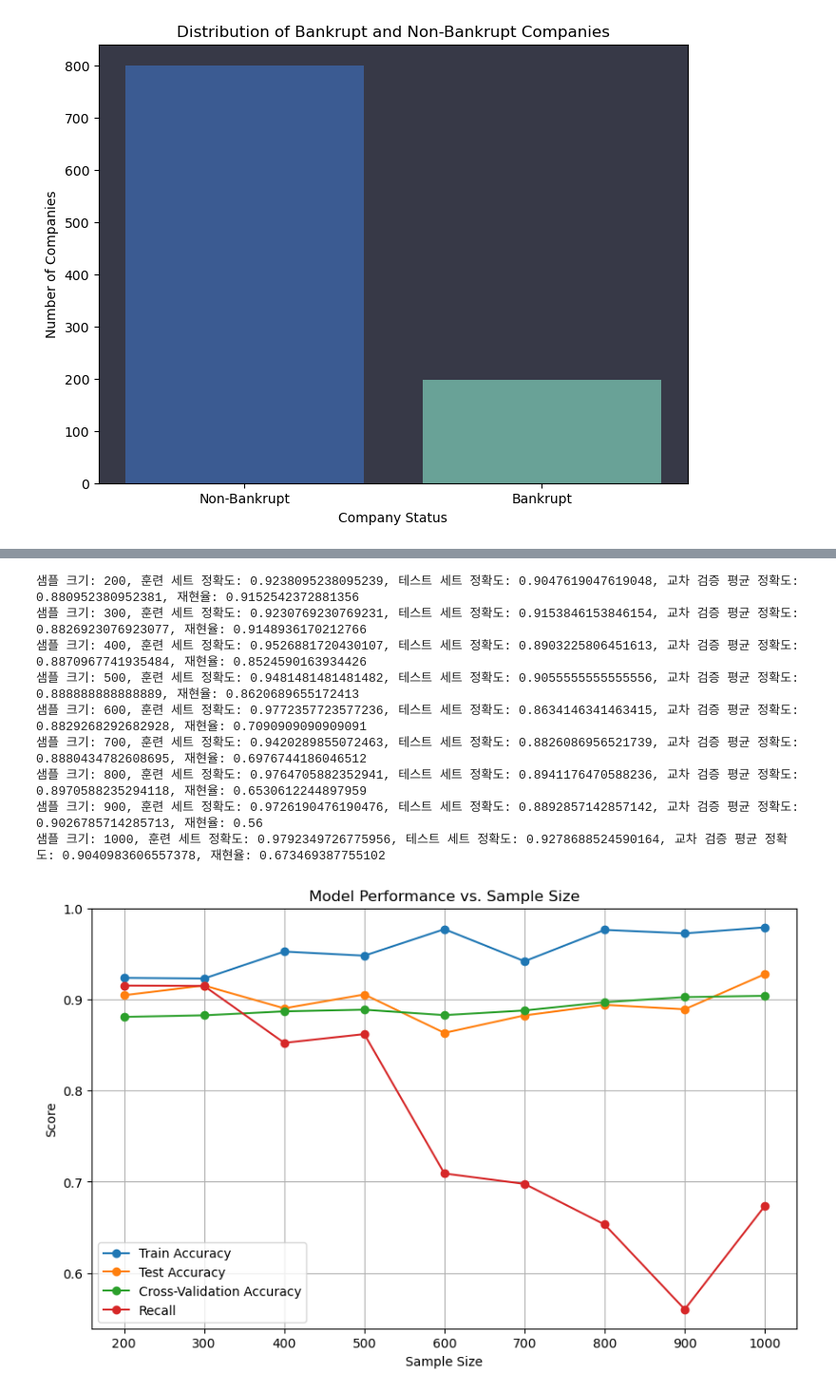
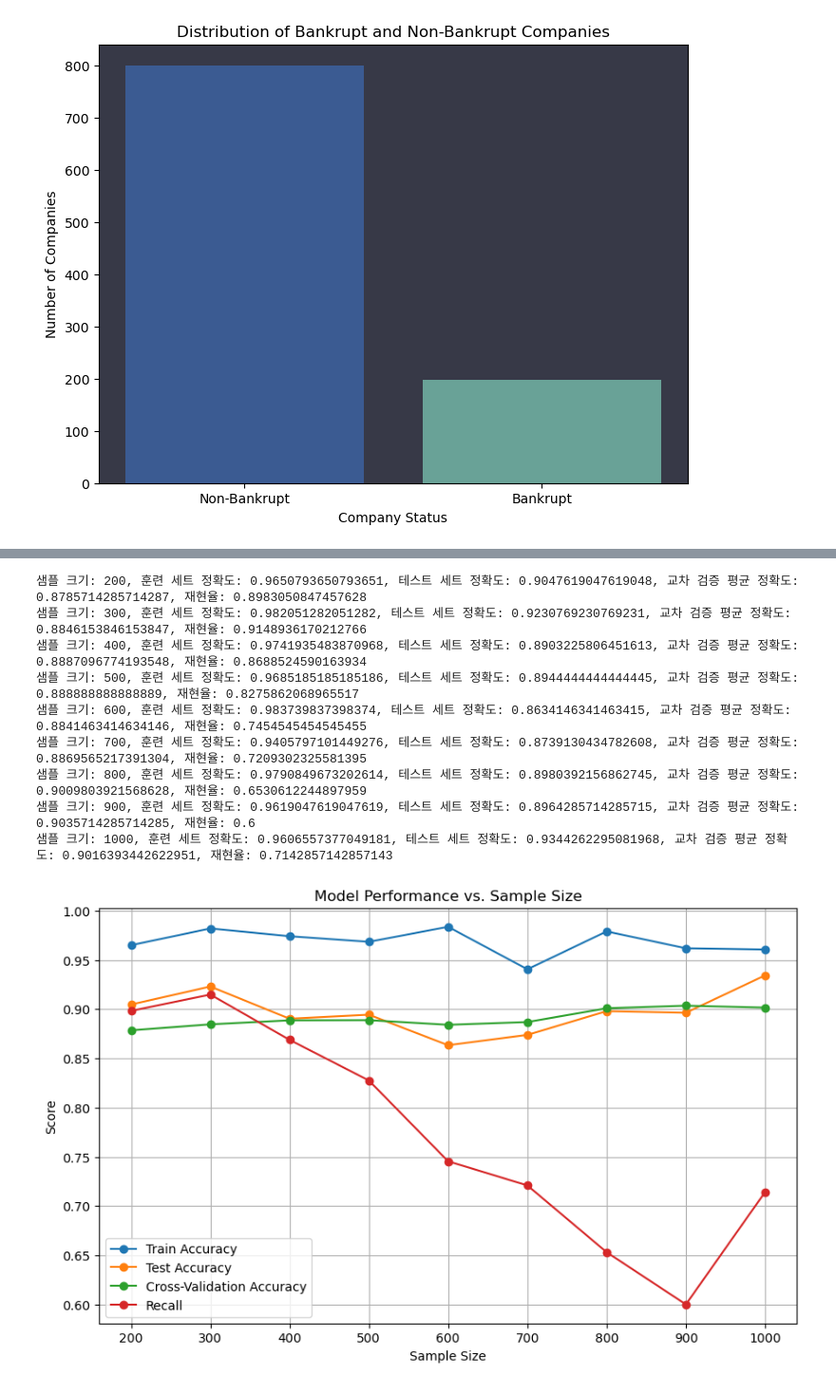
Before and after one commit to pjiseok/ML_project, a Jupyter notebook: 0708_pj02 (1).ipynb, the cells around one changed output, grey strips where cells are left out. Shown at 95% size. Cells and saved outputs as stored; diff of their text form; code cells hidden in the pictures.

```diff
--- a/0708_pj02 (1).ipynb
+++ b/0708_pj02 (1).ipynb
@@ -1143,7 +1139,7 @@ feature_importances = pd.DataFrame({'Feature': features, 'Importance': importanc
 feature_importances = feature_importances.sort_values(by='Importance', ascending=False)
 
 # 중요도가 낮은 특성 제거 (중요도 0.01 미만인 특성 제거)
-important_features = feature_importances[feature_importances['Importance'] > 0.01]['Feature']
+important_features = feature_importances[feature_importances['Importance'] > 0.007]['Feature']
 data_input_reduced = data_input[important_features]
 
 # 중요한 특성만 포함한 데이터프레임에 타겟 변수 'Bankrupt?' 컬럼 추가
@@ -1261,7 +1257,7 @@ from sklearn.model_selection import train_test_split, GridSearchCV, cross_val_sc
 from sklearn.ensemble import RandomForestClassifier
 from sklearn.metrics import accuracy_score, precision_score, recall_score, f1_score, confusion_matrix, ConfusionMatrixDisplay
 
-data = pd.read_csv('./data.csv')
+data = pd.read_csv('./data_reduced.csv')
 
 sample_sizes = range(200, 1001, 100)
 train_accuracy_results = []
@@ -1364,7 +1360,7 @@ from sklearn.metrics import accuracy_score, recall_score
 from scipy.stats import randint
 
 # 데이터 불러오기
-data = pd.read_csv('./data.csv')
+data = pd.read_csv('./data_reduced.csv')
 
 sample_sizes = range(200, 1001, 100)
 train_accuracy_results = []
@@ -1420,43 +1416,43 @@ for size in sample_sizes:
 
     # 모델 평가 - 정확도 (하이퍼파라미터 튜닝 후)
     train_accuracy_tuned = accuracy_score(train_target_reduced, train_predictions_tuned)
     test_accuracy_tuned = accuracy_score(test_target_reduced, test_predictions_tuned)
     recall_tuned = recall_score(test_target_reduced, test_predictions_tuned)
 
     train_accuracy_results.append(train_accuracy_tuned)
     test_accuracy_results.append(test_accuracy_tuned)
     recall_results.append(recall_tuned)
 
     # 교차 검증 (Cross-Validation, 하이퍼파라미터 튜닝 후)
     cv_scores_tuned = cross_val_score(best_rf_model, data_input_reduced, data_target, cv=5)
     cv_accuracy_tuned = np.mean(cv_scores_tuned)
     cv_accuracy_results.append(cv_accuracy_tuned)
 
     print(f"샘플 크기: {size}, 훈련 세트 정확도: {train_accuracy_tuned}, 테스트 세트 정확도: {test_accuracy_tuned}, 교차 검증 평균 정확도: {cv_accuracy_tuned}, 재현율: {recall_tuned}")
 
 # 시각화
 plt.figure(figsize=(10, 6))
 plt.plot(sample_sizes, train_accuracy_results, marker='o', label='Train Accuracy')
 plt.plot(sample_sizes, test_accuracy_results, marker='o', label='Test Accuracy')
 plt.plot(sample_sizes, cv_accuracy_results, marker='o', label='Cross-Validation Accuracy')
 plt.plot(sample_sizes, recall_results, marker='o', label='Recall')
 plt.xlabel('Sample Size')
 plt.ylabel('Score')
 plt.title('Model Performance vs. Sample Size')
 plt.legend()
 plt.grid(True)
 plt.show()
 # %% [output]
-샘플 크기: 200, 훈련 세트 정확도: 0.9238095238095239, 테스트 세트 정확도: 0.9047619047619048, 교차 검증 평균 정확도: 0.880952380952381, 재현율: 0.9152542372881356
-샘플 크기: 300, 훈련 세트 정확도: 0.9230769230769231, 테스트 세트 정확도: 0.9153846153846154, 교차 검증 평균 정확도: 0.8826923076923077, 재현율: 0.9148936170212766
-샘플 크기: 400, 훈련 세트 정확도: 0.9526881720430107, 테스트 세트 정확도: 0.8903225806451613, 교차 검증 평균 정확도: 0.8870967741935484, 재현율: 0.8524590163934426
-샘플 크기: 500, 훈련 세트 정확도: 0.9481481481481482, 테스트 세트 정확도: 0.9055555555555556, 교차 검증 평균 정확도: 0.888888888888889, 재현율: 0.8620689655172413
-샘플 크기: 600, 훈련 세트 정확도: 0.9772357723577236, 테스트 세트 정확도: 0.8634146341463415, 교차 검증 평균 정확도: 0.8829268292682928, 재현율: 0.7090909090909091
-샘플 크기: 700, 훈련 세트 정확도: 0.9420289855072463, 테스트 세트 정확도: 0.8826086956521739, 교차 검증 평균 정확도: 0.8880434782608695, 재현율: 0.6976744186046512
-샘플 크기: 800, 훈련 세트 정확도: 0.9764705882352941, 테스트 세트 정확도: 0.8941176470588236, 교차 검증 평균 정확도: 0.8970588235294118, 재현율: 0.6530612244897959
-샘플 크기: 900, 훈련 세트 정확도: 0.9726190476190476, 테스트 세트 정확도: 0.8892857142857142, 교차 검증 평균 정확도: 0.9026785714285713, 재현율: 0.56
-샘플 크기: 1000, 훈련 세트 정확도: 0.9792349726775956, 테스트 세트 정확도: 0.9278688524590164, 교차 검증 평균 정확도: 0.9040983606557378, 재현율: 0.673469387755102
+샘플 크기: 200, 훈련 세트 정확도: 0.9650793650793651, 테스트 세트 정확도: 0.9047619047619048, 교차 검증 평균 정확도: 0.8785714285714287, 재현율: 0.8983050847457628
+샘플 크기: 300, 훈련 세트 정확도: 0.982051282051282, 테스트 세트 정확도: 0.9230769230769231, 교차 검증 평균 정확도: 0.8846153846153847, 재현율: 0.9148936170212766
+샘플 크기: 400, 훈련 세트 정확도: 0.9741935483870968, 테스트 세트 정확도: 0.8903225806451613, 교차 검증 평균 정확도: 0.8887096774193548, 재현율: 0.8688524590163934
+샘플 크기: 500, 훈련 세트 정확도: 0.9685185185185186, 테스트 세트 정확도: 0.8944444444444445, 교차 검증 평균 정확도: 0.888888888888889, 재현율: 0.8275862068965517
+샘플 크기: 600, 훈련 세트 정확도: 0.983739837398374, 테스트 세트 정확도: 0.8634146341463415, 교차 검증 평균 정확도: 0.8841463414634146, 재현율: 0.7454545454545455
+샘플 크기: 700, 훈련 세트 정확도: 0.9405797101449276, 테스트 세트 정확도: 0.8739130434782608, 교차 검증 평균 정확도: 0.8869565217391304, 재현율: 0.7209302325581395
+샘플 크기: 800, 훈련 세트 정확도: 0.9790849673202614, 테스트 세트 정확도: 0.8980392156862745, 교차 검증 평균 정확도: 0.9009803921568628, 재현율: 0.6530612244897959
+샘플 크기: 900, 훈련 세트 정확도: 0.9619047619047619, 테스트 세트 정확도: 0.8964285714285715, 교차 검증 평균 정확도: 0.9035714285714285, 재현율: 0.6
+샘플 크기: 1000, 훈련 세트 정확도: 0.9606557377049181, 테스트 세트 정확도: 0.9344262295081968, 교차 검증 평균 정확도: 0.9016393442622951, 재현율: 0.7142857142857143
-[figure, old version]
+[figure, new version]
 # %%
 # 0인 샘플 300고정, 랜덤포레스트 - 랜덤서치 교차검증
 
```
Also changed, not shown: parts of 6 cells of this notebook, 3 other files.
